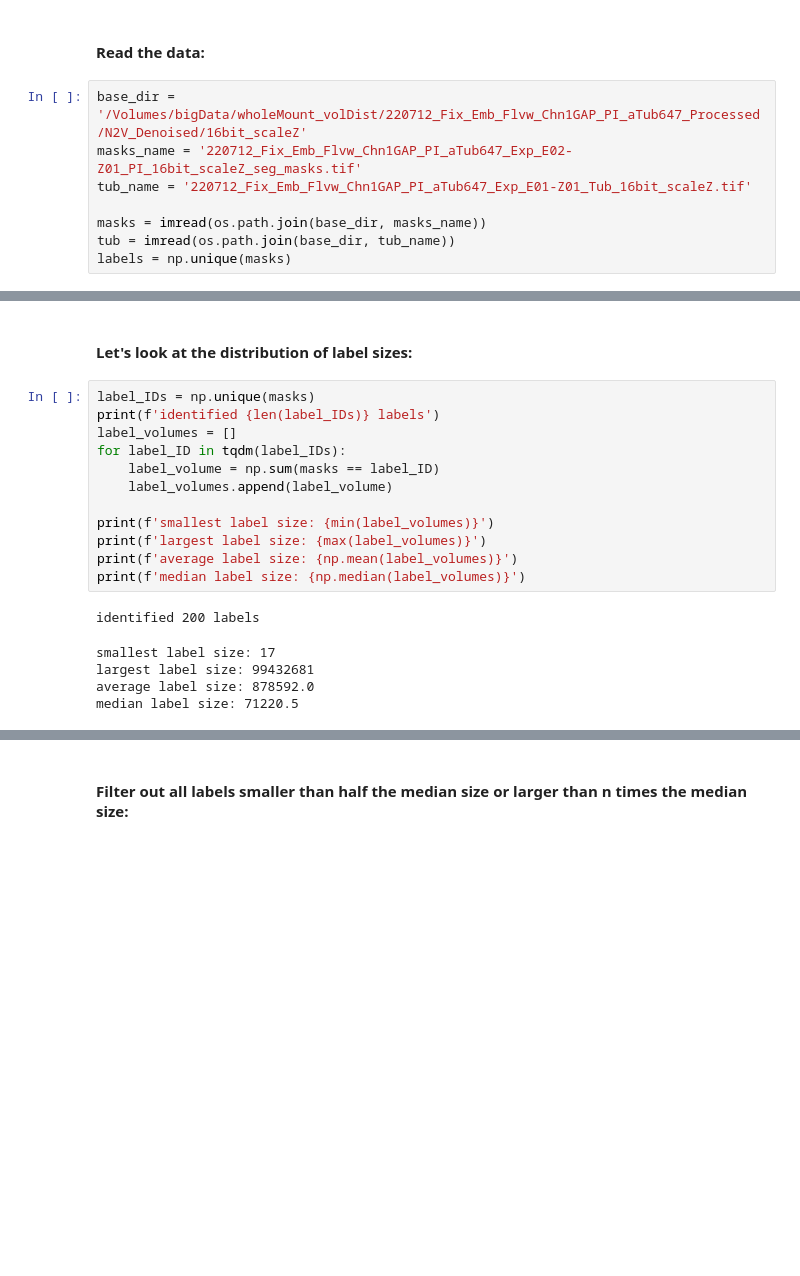
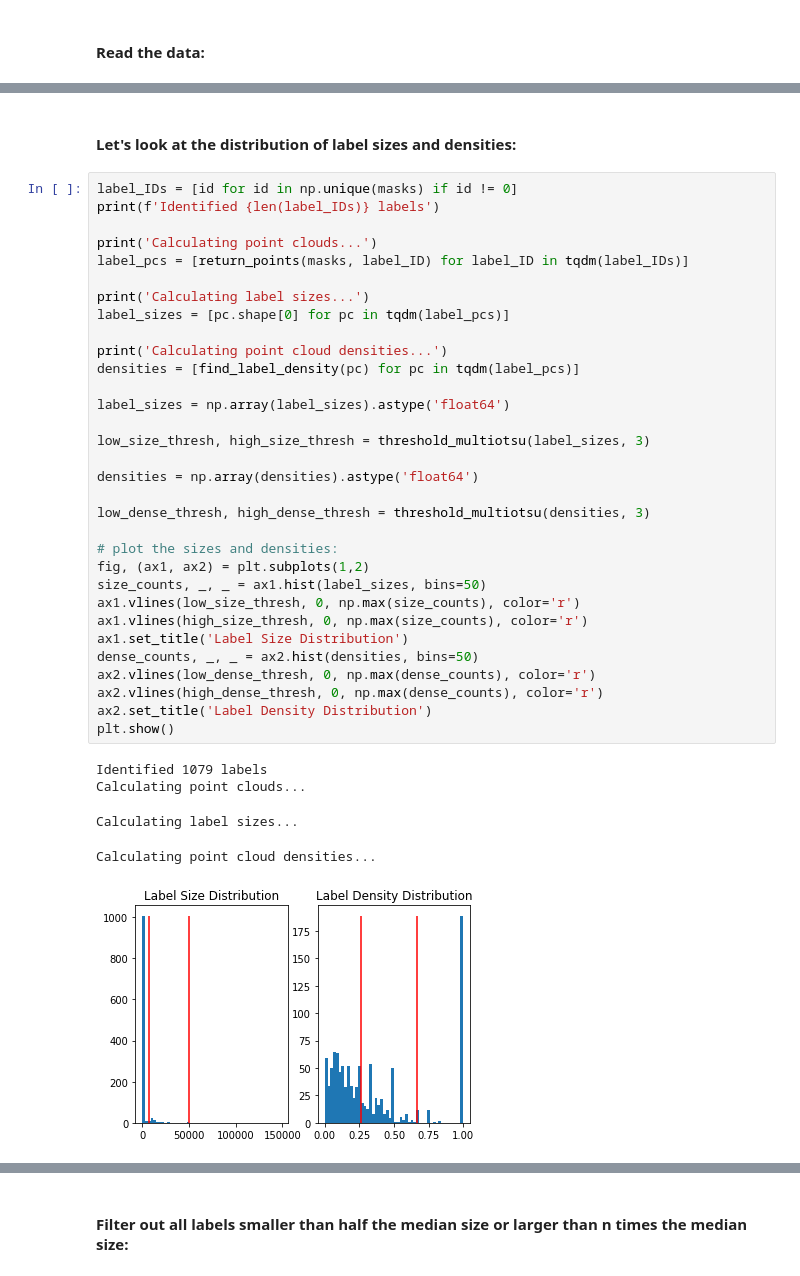
Before and after one commit to zacswider/volume-distribution, a Jupyter notebook: Methods.ipynb, the cells around one changed output, grey strips where cells are left out. Drawn from its saved outputs; the diff is of its cells as text; blank space fills up the shorter version.

```diff
--- a/Methods.ipynb
+++ b/Methods.ipynb
@@ -403,10 +404,2 @@ viewer = napari.Viewer()
 # %% [markdown]
 #### Read the data:
-# %%
-base_dir = '/Volumes/bigData/wholeMount_volDist/220712_Fix_Emb_Flvw_Chn1GAP_PI_aTub647_Processed/N2V_Denoised/16bit_scaleZ'
-masks_name = '220712_Fix_Emb_Flvw_Chn1GAP_PI_aTub647_Exp_E02-Z01_PI_16bit_scaleZ_seg_masks.tif'
-tub_name = '220712_Fix_Emb_Flvw_Chn1GAP_PI_aTub647_Exp_E01-Z01_Tub_16bit_scaleZ.tif'
-
-masks = imread(os.path.join(base_dir, masks_name))
-tub = imread(os.path.join(base_dir, tub_name))
-labels = np.unique(masks)
@@ -434,20 +477,40 @@ def remove_large_objects(labels_array: np.ndarray, max_size: int) -> np.ndarray:
 # %% [markdown]
-#### Let's look at the distribution of label sizes:
+#### Let's look at the distribution of label sizes and densities:
-# %%
-label_IDs = np.unique(masks)
-print(f'identified {len(label_IDs)} labels')
-label_volumes = []
-for label_ID in tqdm(label_IDs):
-    label_volume = np.sum(masks == label_ID)
-    label_volumes.append(label_volume)
-
-print(f'smallest label size: {min(label_volumes)}')
-print(f'largest label size: {max(label_volumes)}')
-print(f'average label size: {np.mean(label_volumes)}')
-print(f'median label size: {np.median(label_volumes)}')
-# %% [output]
-identified 200 labels
-smallest label size: 17
-largest label size: 99432681
-average label size: 878592.0
-median label size: 71220.5
+# %%
+label_IDs = [id for id in np.unique(masks) if id != 0]
+print(f'Identified {len(label_IDs)} labels')
+
+print('Calculating point clouds...')
+label_pcs = [return_points(masks, label_ID) for label_ID in tqdm(label_IDs)]
+
+print('Calculating label sizes...')
+label_sizes = [pc.shape[0] for pc in tqdm(label_pcs)]
+
+print('Calculating point cloud densities...')
+densities = [find_label_density(pc) for pc in tqdm(label_pcs)]
+
+label_sizes = np.array(label_sizes).astype('float64')
+
+low_size_thresh, high_size_thresh = threshold_multiotsu(label_sizes, 3)
+
+densities = np.array(densities).astype('float64')
+
+low_dense_thresh, high_dense_thresh = threshold_multiotsu(densities, 3)
+
+# plot the sizes and densities:
+fig, (ax1, ax2) = plt.subplots(1,2)
+size_counts, _, _ = ax1.hist(label_sizes, bins=50)
+ax1.vlines(low_size_thresh, 0, np.max(size_counts), color='r')
+ax1.vlines(high_size_thresh, 0, np.max(size_counts), color='r')
+ax1.set_title('Label Size Distribution')
+dense_counts, _, _ = ax2.hist(densities, bins=50)
+ax2.vlines(low_dense_thresh, 0, np.max(dense_counts), color='r')
+ax2.vlines(high_dense_thresh, 0, np.max(dense_counts), color='r')
+ax2.set_title('Label Density Distribution')
+plt.show()
+# %% [output]
+Identified 1079 labels
+Calculating point clouds...
+Calculating label sizes...
+Calculating point cloud densities...
+[figure, added]
```
Also changed, not shown: parts of 44 cells of this notebook.
